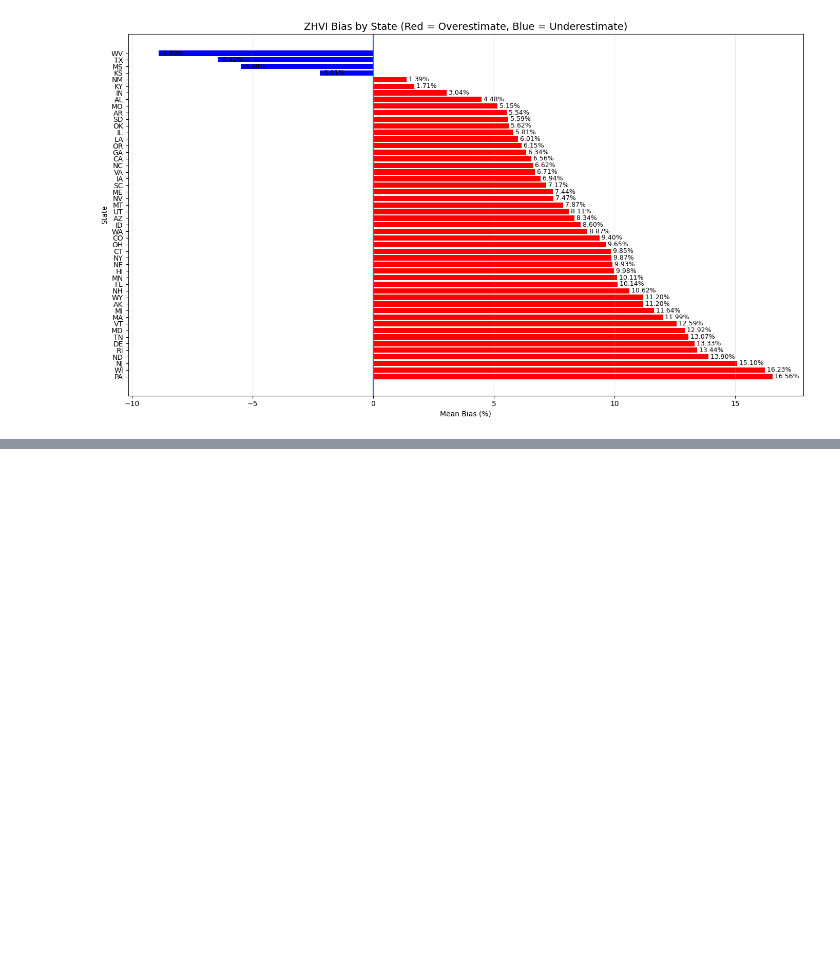
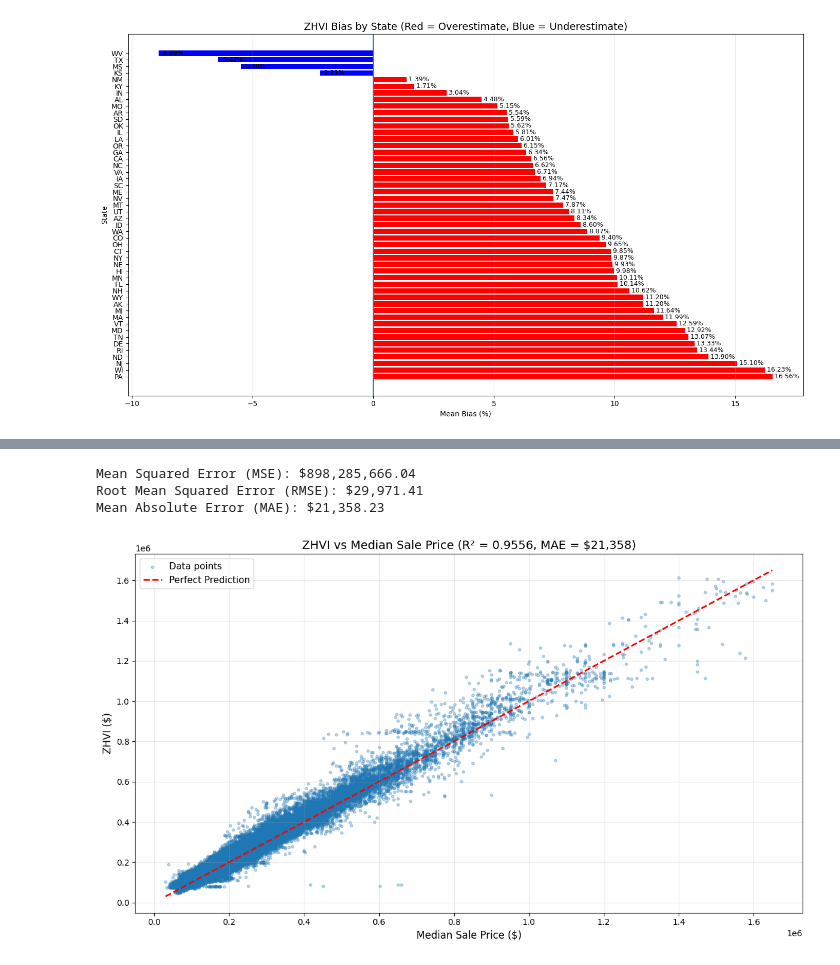
Before and after one commit to odehamer/cs577-project, a Jupyter notebook: project.ipynb, the cells around one changed output, grey strips where cells are left out. Saved outputs shown, nothing was run; the diff lists cells and outputs as text; code cells hidden in the pictures; blank space fills up the shorter version.

```diff
--- a/project.ipynb
+++ b/project.ipynb
@@ -123,0 +146,34 @@ State  Mean Bias %  Sample Size
+# %%
+# calculate MSE between ZHVI and median sale price
+from sklearn.metrics import mean_squared_error, mean_absolute_error, r2_score
+
+# remove NaN values
+merged_clean = merged.dropna(subset=['median_price', 'zhvi'])
+
+mse = mean_squared_error(merged_clean['median_price'], merged_clean['zhvi'])
+rmse = np.sqrt(mse)
+mae = mean_absolute_error(merged_clean['median_price'], merged_clean['zhvi'])
+r2 = r2_score(merged_clean['median_price'], merged_clean['zhvi'])
+
+
+print(f'Mean Squared Error (MSE): ${mse:,.2f}')
+print(f'Root Mean Squared Error (RMSE): ${rmse:,.2f}')
+print(f'Mean Absolute Error (MAE): ${mae:,.2f}')
+# visualize ZHVI vs actual price
+fig, ax = plt.subplots(figsize=(12, 7))
+ax.scatter(merged_clean['median_price'], merged_clean['zhvi'], alpha=0.3, s=10, label='Data points')
+min_price = min(merged_clean['median_price'].min(), merged_clean['zhvi'].min())
+max_price = max(merged_clean['median_price'].max(), merged_clean['zhvi'].max())
+ax.plot([min_price, max_price], [min_price, max_price], 'r--', label='Perfect Prediction', linewidth=2)
+ax.set_xlabel('Median Sale Price ($)', fontsize=12)
+ax.set_ylabel('ZHVI ($)', fontsize=12)
+ax.set_title(f'ZHVI vs Median Sale Price (R² = {r2:.4f}, MAE = ${mae:,.0f})', fontsize=14)
+ax.legend(fontsize=11)
+ax.grid(True, alpha=0.3)
+plt.tight_layout()
+plt.show()
+# %% [output]
+Mean Squared Error (MSE): $898,285,666.04
+Root Mean Squared Error (RMSE): $29,971.41
+Mean Absolute Error (MAE): $21,358.23
+[figure, added]
```
Also changed, not shown: parts of 2 cells of this notebook.
